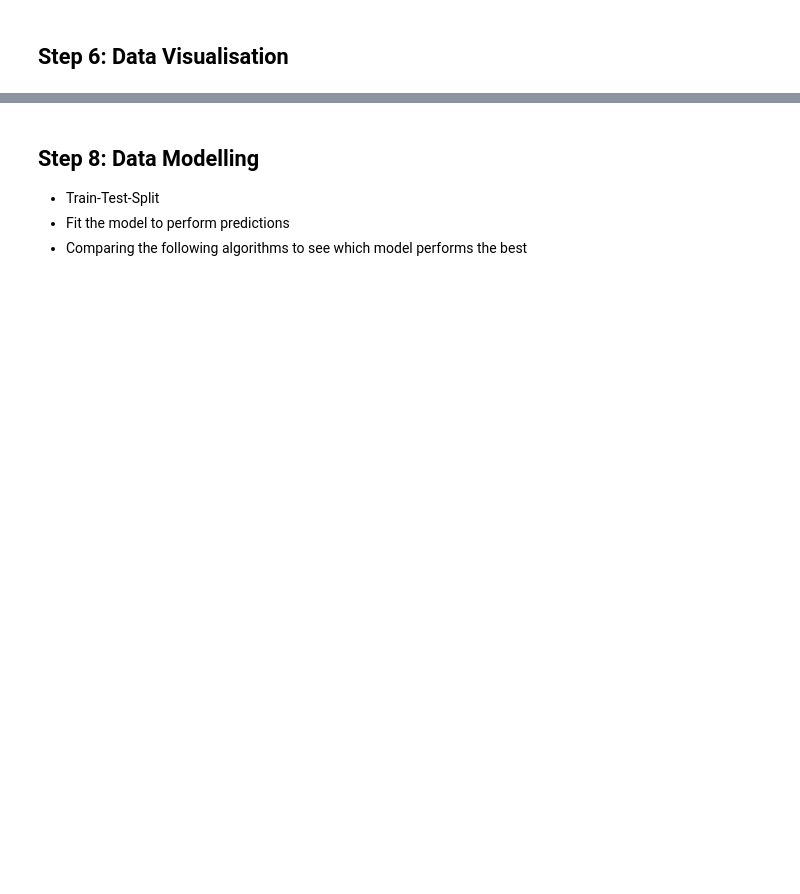
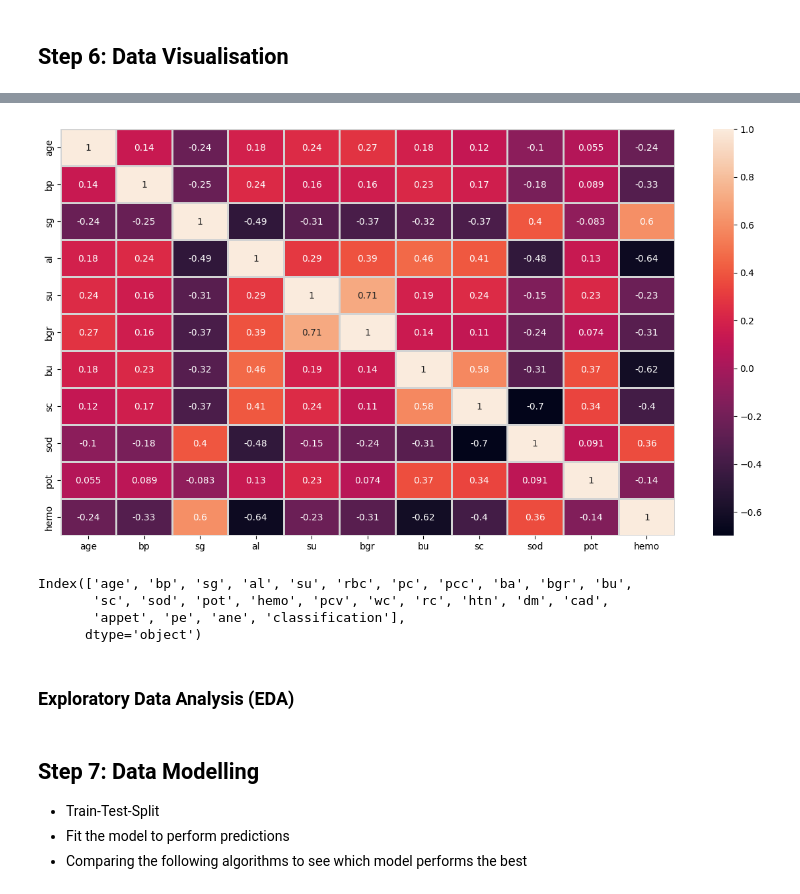
Before and after one commit to SimranS22/Kidney-Disease-Prediction-Model, a Jupyter notebook: Notebook/Kidney-disease-prediction-model.ipynb, the cells around one changed output, grey strips where cells are left out. Cells and saved outputs as stored; diff of their text form; code cells hidden in the pictures; blank space fills up the shorter version.

```diff
--- a/Notebook/Kidney-disease-prediction-model.ipynb
+++ b/Notebook/Kidney-disease-prediction-model.ipynb
@@ -335,0 +398,18 @@ sns.boxplot(x = 'classification', data=df, color='Grey')
+# %%
+# heatmap of data
+
+plt.figure(figsize = (15, 8))
+
+sns.heatmap(df.corr(), annot = True, linewidths = 2, linecolor = 'lightgrey')
+plt.show()
+# %% [output]
+[figure, added]
+# %%
+df.columns
+# %% [output]
+Index(['age', 'bp', 'sg', 'al', 'su', 'rbc', 'pc', 'pcc', 'ba', 'bgr', 'bu',
+       'sc', 'sod', 'pot', 'hemo', 'pcv', 'wc', 'rc', 'htn', 'dm', 'cad',
+       'appet', 'pe', 'ane', 'classification'],
+      dtype='object')
+# %% [markdown]
+### Exploratory Data Analysis (EDA)
@@ -336,5 +431,5 @@ sns.boxplot(x = 'classification', data=df, color='Grey')
 # %% [markdown]
-## Step 8: Data Modelling
+## Step 7: Data Modelling
 
 * Train-Test-Split
 * Fit the model to perform predictions
```
Also changed, not shown: parts of 7 cells of this notebook.
